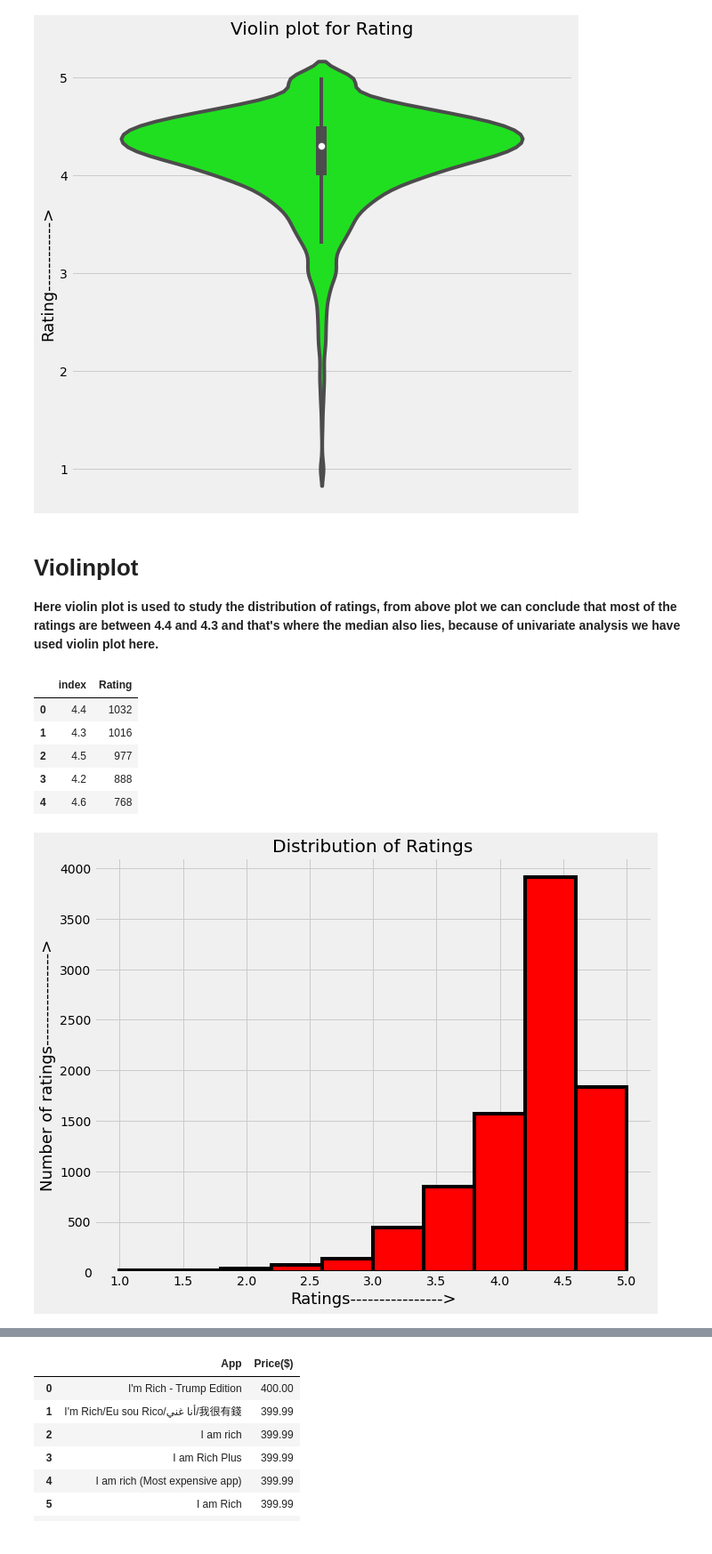
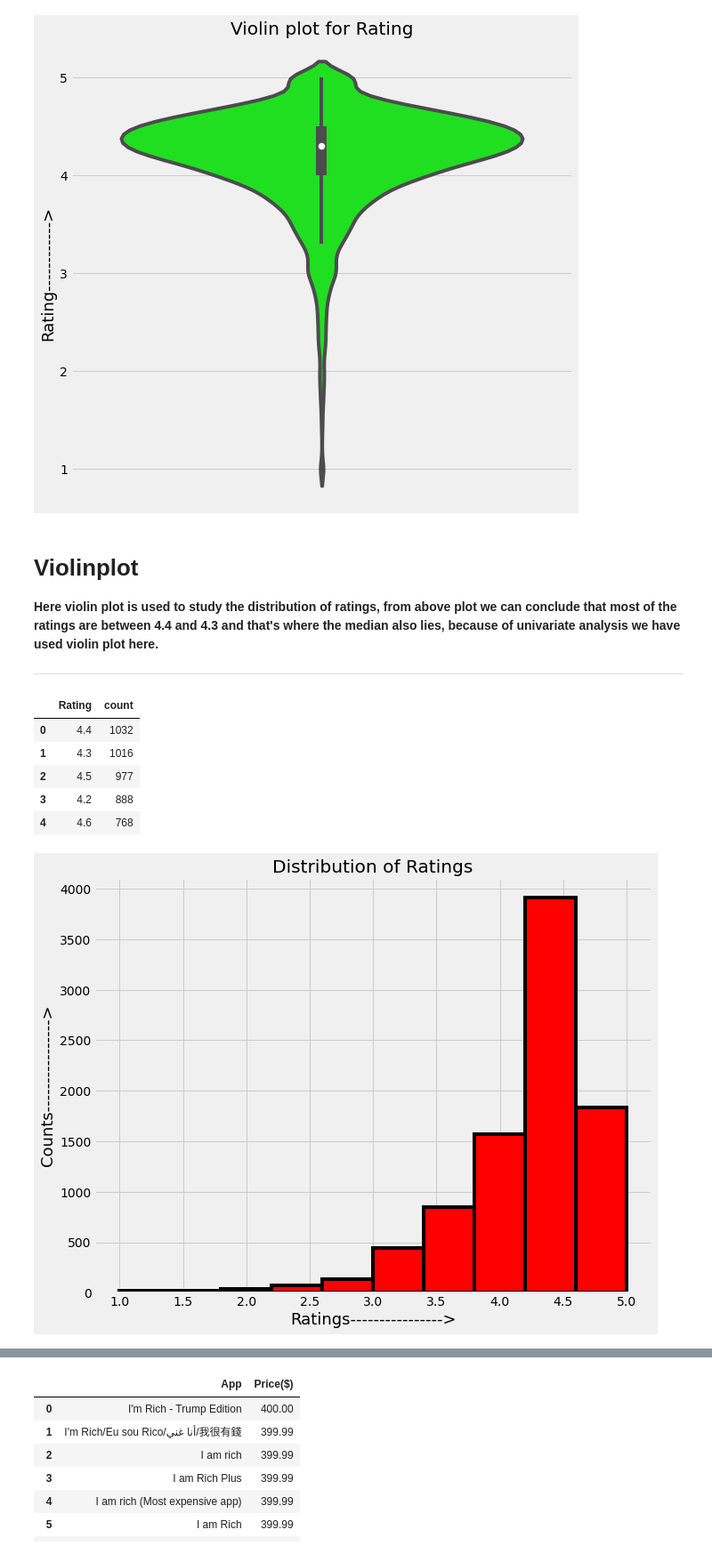
Before and after one commit to amol004/Google-Play-Store-EDA, a Jupyter notebook: Capstone_project_Google_play_store_review_analysis_(EDA)_Notebook_{Amol_Thakur}.ipynb, the cells around one changed output, grey strips where cells are left out. Shown at 89% size. Drawn from its saved outputs; the diff is of its cells as text; code cells hidden in the pictures.

```diff
--- a/Capstone_project_Google_play_store_review_analysis_(EDA)_Notebook_{Amol_Thakur}.ipynb
+++ b/Capstone_project_Google_play_store_review_analysis_(EDA)_Notebook_{Amol_Thakur}.ipynb
@@ -423,11 +423,15 @@ plt.title("Violin plot for Rating"); # Title
 # **Violinplot**
 
 **Here violin plot is used to study the distribution of ratings, from above plot we can conclude that most of the ratings are between 4.4 and 4.3 and that's where the median also lies, because of univariate analysis we have used violin plot here.**
+
+
+
+---
 # %%
 # Let's verify the above graph by printing top 5 most common ratings given by users
-play_df.Rating.value_counts().head().reset_index()
+play_df.Rating.value_counts().head().reset_index().rename(columns={'index':'Rating','Rating':'count'})
 # %% [output]
-|  | index | Rating |
+|  | Rating | count |
 | 0 | 4.4 | 1032 |
 | 1 | 4.3 | 1016 |
 | 2 | 4.5 | 977 |
@@ -436,12 +440,12 @@ play_df.Rating.value_counts().head().reset_index()
 # %%
 # Another way of finding out distribution of rating is to plot a histplot
 plt.figure(figsize=(10,8)) # figure size
 plt.hist(play_df['Rating'],color="red", ec="black",lw=4); # command to initialize histplot using matplotlib
 plt.xlabel("Ratings---------------->",fontsize=18) # x label
-plt.ylabel("Number of ratings---------------->",fontsize=18) # y label
+plt.ylabel("Counts---------------->",fontsize=18) # y label
 plt.title("Distribution of Ratings"); # title
 # %% [output]
-[figure, old version]
+[figure, new version]
 # %% [markdown]
 # **Histplot**
 
```
Also changed, not shown: parts of 3 cells of this notebook.
